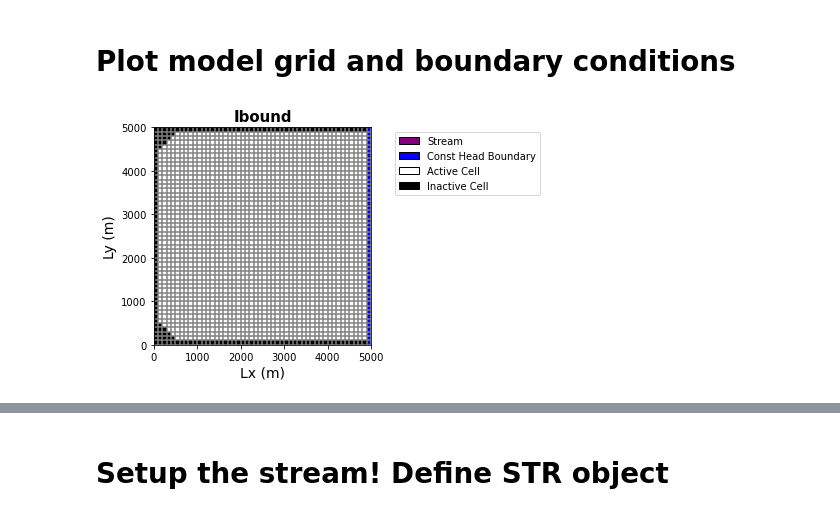
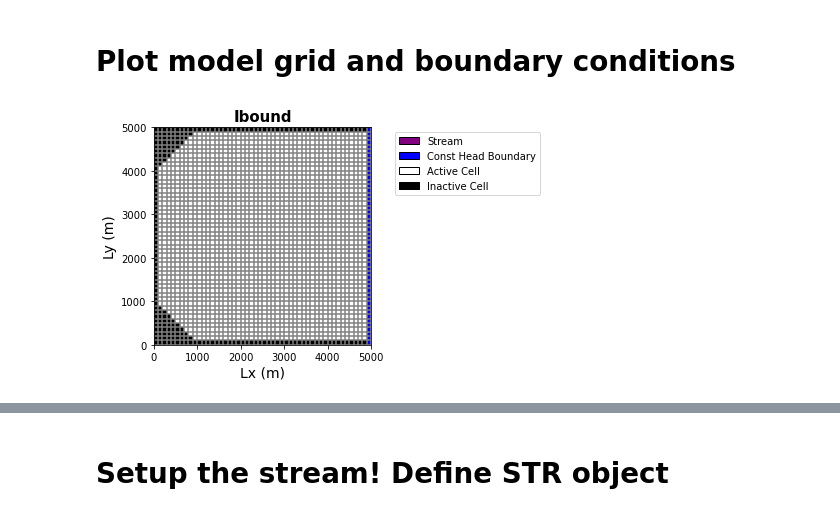
Before and after one commit to GW-modelling-Spring2022/homework-xenidegracia, a Jupyter notebook: Working/HW12_WatershedModel/HW12_Watershed.ipynb, the cells around one changed output, grey strips where cells are left out. Saved outputs shown, nothing was run; the diff lists cells and outputs as text; code cells hidden in the pictures.

```diff
--- a/Working/HW12_WatershedModel/HW12_Watershed.ipynb
+++ b/Working/HW12_WatershedModel/HW12_Watershed.ipynb
@@ -161,22 +161,22 @@ bas = flopy.modflow.ModflowBas(m, ibound=ibound, strt=strt)
 # %% [markdown]
 # Plot model grid and boundary conditions
 # %%
-modelmap = flopy.plot.PlotMapView(model=m, layer=0)
+modelmap = flopy.plot.PlotMapView(model=m, layer=2)
 grid = modelmap.plot_grid()
 ib = modelmap.plot_ibound()
 plt.xlabel('Lx (m)',fontsize = 14)
 plt.ylabel('Ly (m)',fontsize = 14)
 plt.title('Ibound', fontsize = 15, fontweight = 'bold')
 #wel_m = modelmap.plot_bc("WEL")
 #str_m = modelmap.plot_bc("STR")
 plt.legend(handles=[mp.patches.Patch(color='purple',label='Stream',ec='black'),
                    mp.patches.Patch(color='blue',label='Const Head Boundary',ec='black'),
                    mp.patches.Patch(color='white',label='Active Cell',ec='black'),
                    mp.patches.Patch(color='black',label='Inactive Cell',ec='black')],
                    bbox_to_anchor=(1.8,1.0))
 plt.show(modelmap)
 # %% [output]
-[figure, old version]
+[figure, new version]
 # %%
 
 #LPF object. Layer properties
```
Also changed, not shown: parts of 1 cell of this notebook, 12 other files.
